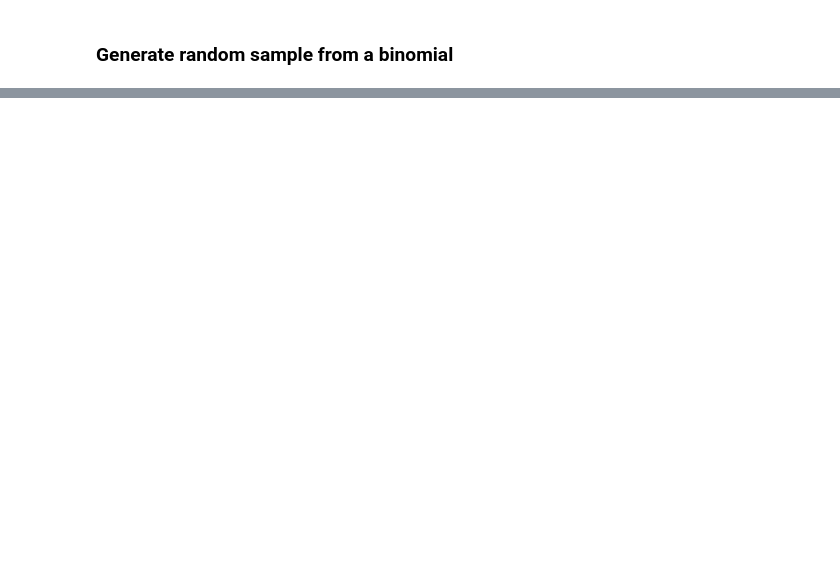
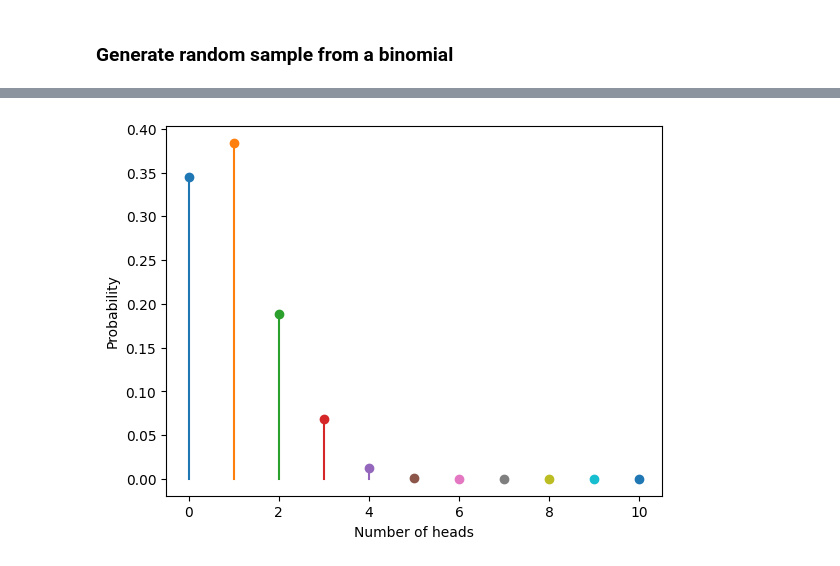
Before and after one commit to shazzad-hasan/experiments, a Jupyter notebook: binomial_distribution/binomial.ipynb, the cells around one changed output, grey strips where cells are left out. Cells and saved outputs as stored; diff of their text form; code cells hidden in the pictures; blank space fills up the shorter version.

```diff
--- a/binomial_distribution/binomial.ipynb
+++ b/binomial_distribution/binomial.ipynb
@@ -100,10 +127,12 @@ plt.show()
 # %%
 for i in range(n+1):
   # number of trials with 'i' heads
   n_i = np.sum(n_heads_arr == i)
-  plt.scatter(i, n_i/n_trial, color='k')
-  # add vertical lines from better look
-  plt.plot([i,i], [0,n_i/n_trial], color='k')
+  plt.scatter(i, n_i/n_trial)
+  # add vertical lines
+  plt.plot([i,i], [0,n_i/n_trial])
 plt.xlabel("Number of heads")
 plt.ylabel("Probability")
 plt.show()
+# %% [output]
+[figure, added]
```
Also changed, not shown: parts of 9 cells of this notebook.
